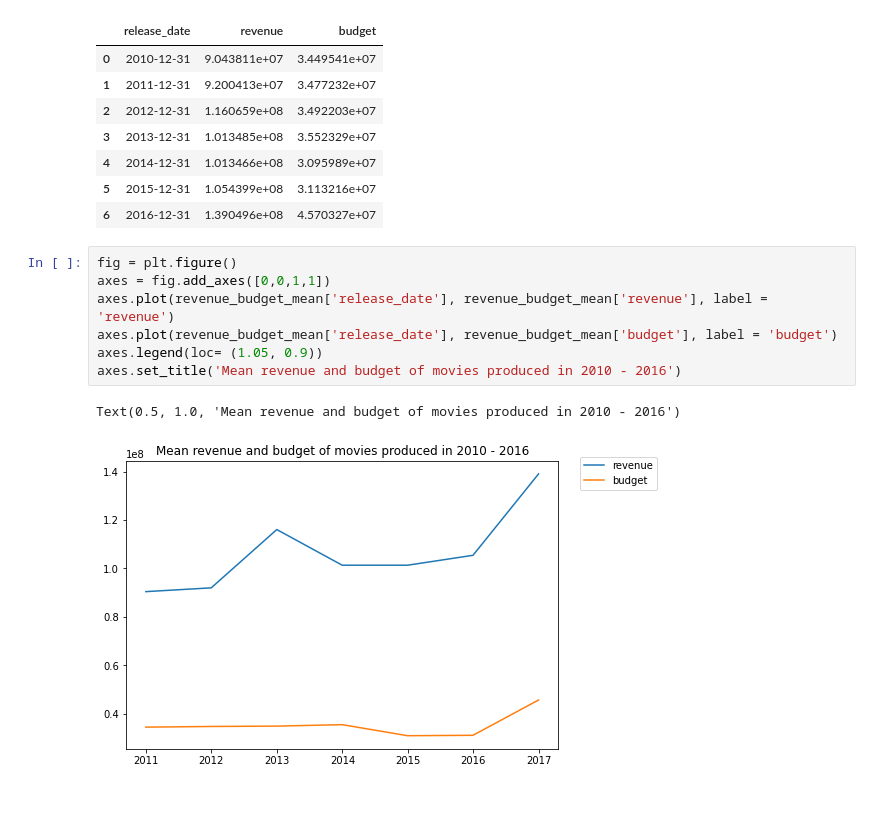
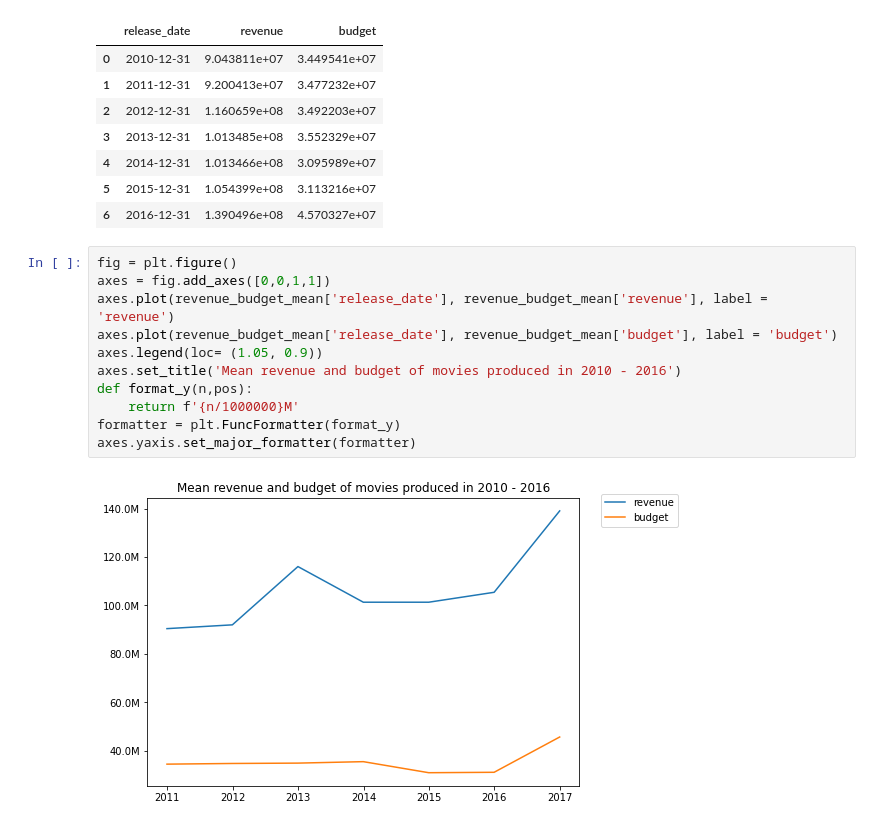
Before and after one commit to agnieszka2201pn/data_analysis, a Jupyter notebook: zadanie baza filmów.ipynb, the cells around one changed output. Saved outputs shown, nothing was run; the diff lists cells and outputs as text; blank space fills up the shorter version.

```diff
--- a/zadanie baza filmów.ipynb
+++ b/zadanie baza filmów.ipynb
@@ -61,10 +61,13 @@ revenue_budget_mean
 # %%
 fig = plt.figure()
 axes = fig.add_axes([0,0,1,1])
 axes.plot(revenue_budget_mean['release_date'], revenue_budget_mean['revenue'], label = 'revenue')
 axes.plot(revenue_budget_mean['release_date'], revenue_budget_mean['budget'], label = 'budget')
 axes.legend(loc= (1.05, 0.9))
 axes.set_title('Mean revenue and budget of movies produced in 2010 - 2016')
+def format_y(n,pos):
+    return f'{n/1000000}M'
+formatter = plt.FuncFormatter(format_y)
+axes.yaxis.set_major_formatter(formatter)
 # %% [output]
-Text(0.5, 1.0, 'Mean revenue and budget of movies produced in 2010 - 2016')
-[figure, old version]
+[figure, new version]
```
Also changed, not shown: parts of 4 cells of this notebook.
